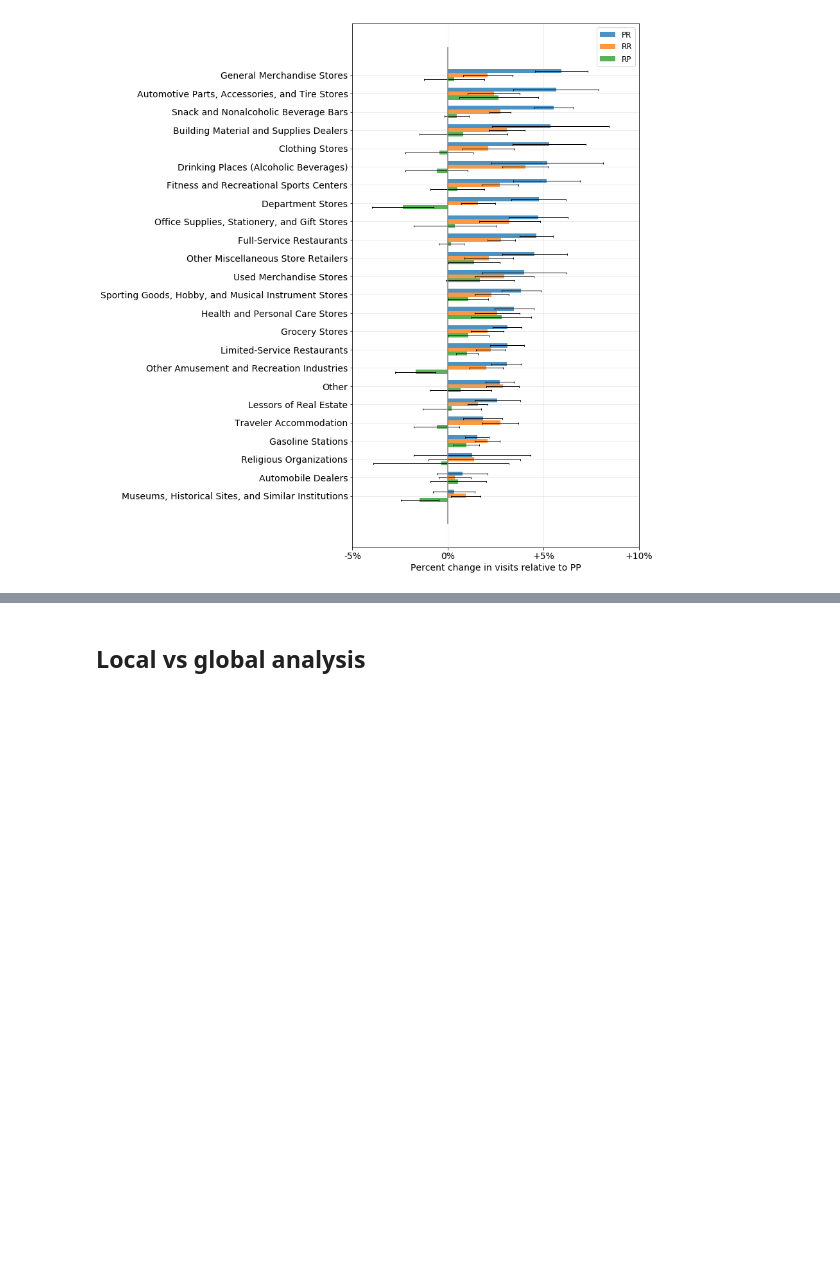
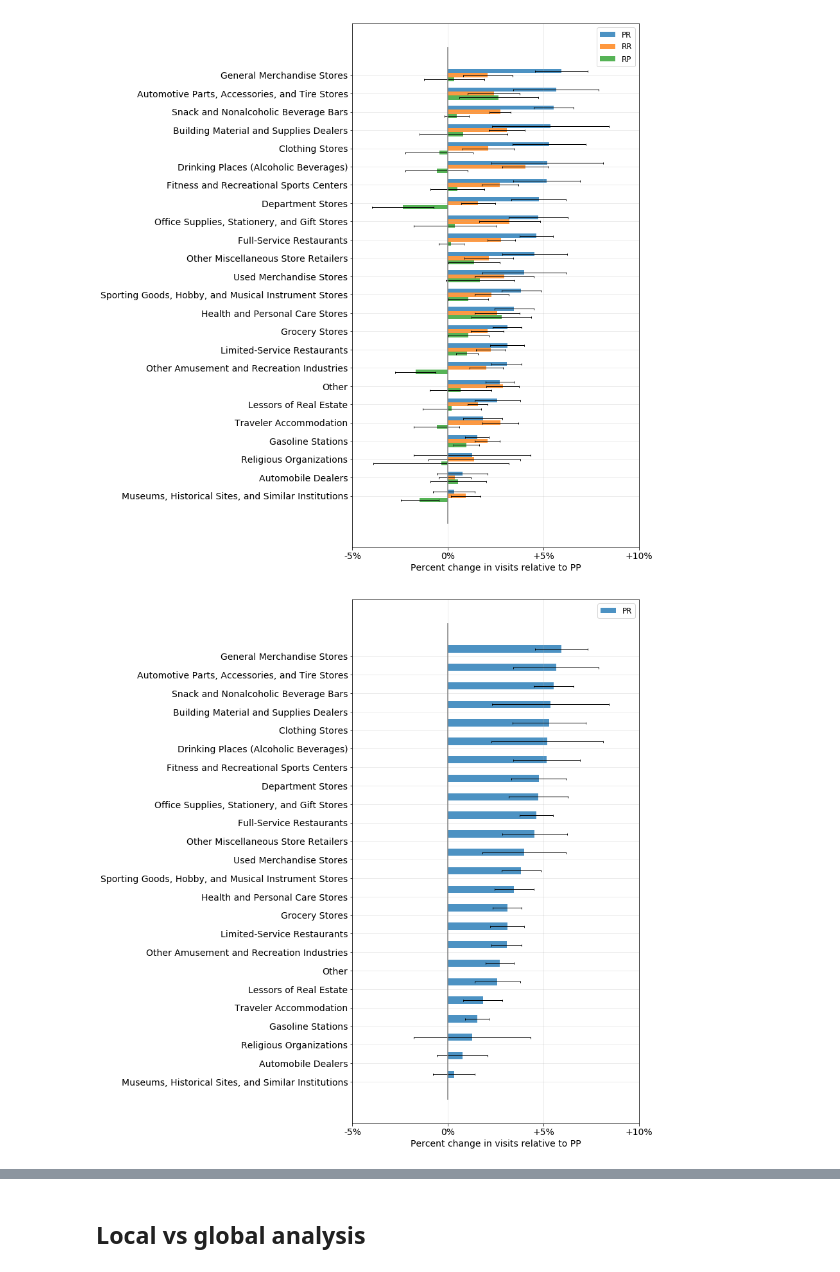
Before and after one commit to snap-stanford/covid-spillovers, a Jupyter notebook: make_figures.ipynb, the cells around one changed output, grey strips where cells are left out. Cells and saved outputs as stored; diff of their text form; code cells hidden in the pictures; blank space fills up the shorter version.

```diff
--- a/make_figures.ipynb
+++ b/make_figures.ipynb
@@ -412,3 +413,8 @@ plt.savefig('./figs/fig4.pdf', bbox_inches='tight')
 # %% [output]
 {'Other': 0, 'Automobile Dealers': 1, 'Automotive Parts, Accessories, and Tire Stores': 2, 'Building Material and Supplies Dealers': 3, 'Clothing Stores': 4, 'Department Stores': 5, 'Drinking Places ( ...
 [figure]
+# %%
+plot_tier_pair_weights(h5_df, [(0, 1)], sort_col='0->1 mean', xlim=(0.95, 1.1), labels=['PR'])
+plt.savefig('./figs/fig4_PR.pdf', bbox_inches='tight')
+# %% [output]
+[figure, added]
```
Also changed, not shown: parts of 13 cells of this notebook, 2 other files.
